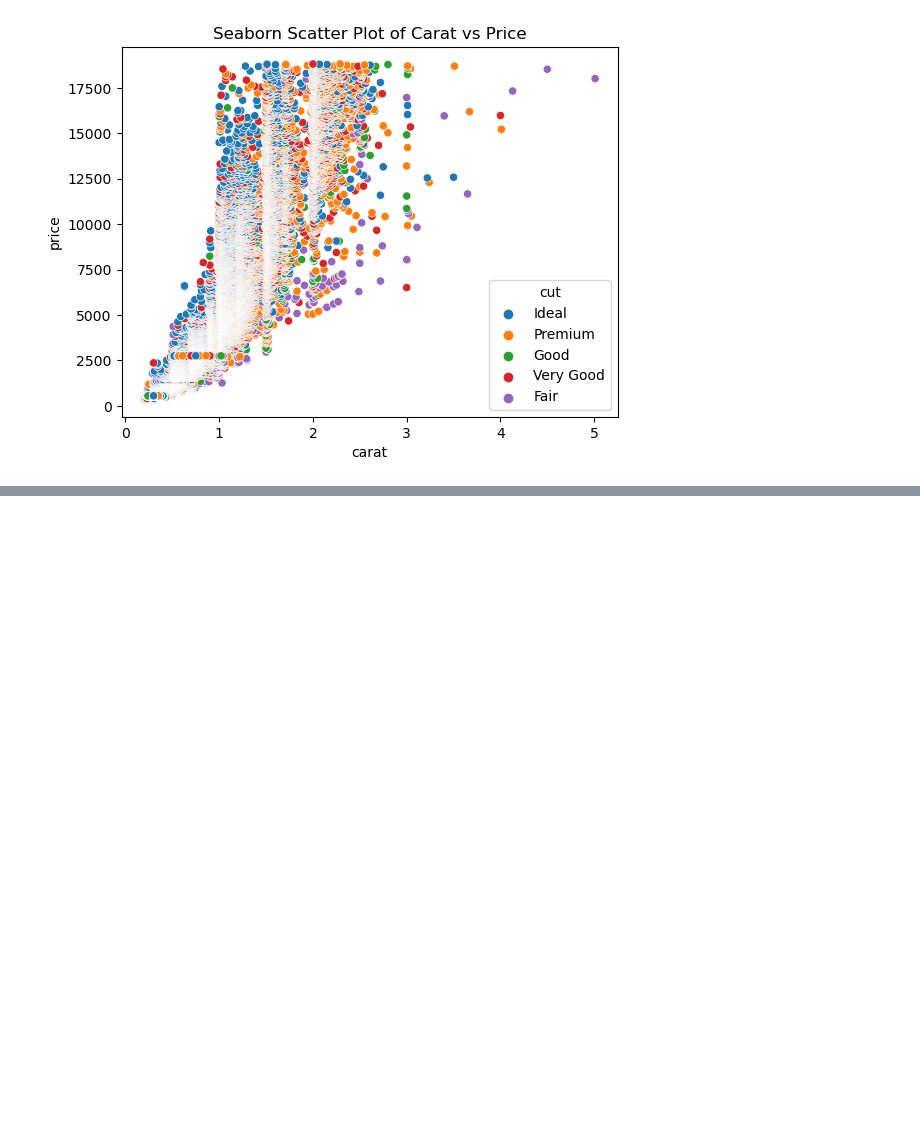
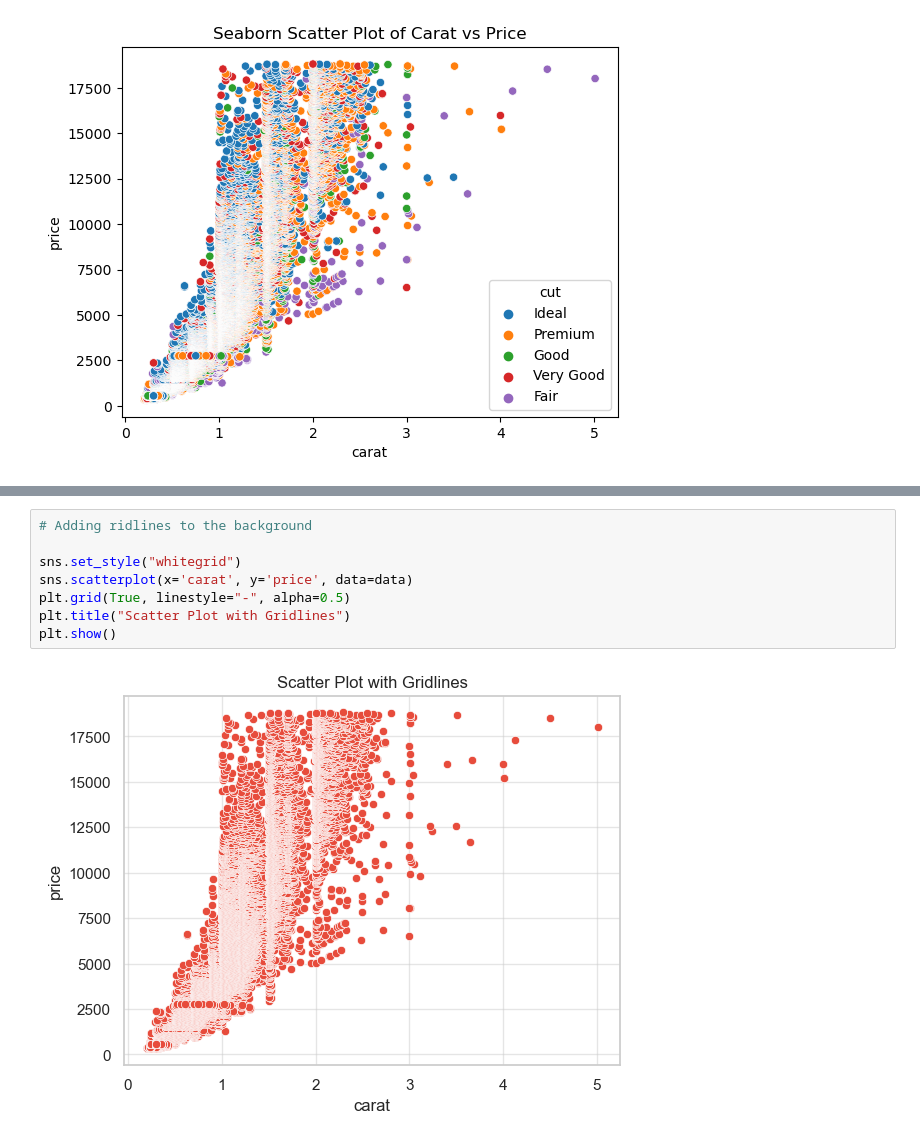
Before and after one commit to ChenniDJack/IntellipaatWorkSpace, a Jupyter notebook: LiveClass/Pandas_2025_04_12/Youtube/Matpotlib_Seaborn_Handson_21_04_2025.ipynb, the cells around one changed output, grey strips where cells are left out. Saved outputs shown, nothing was run; the diff lists cells and outputs as text; blank space fills up the shorter version.

```diff
--- a/LiveClass/Pandas_2025_04_12/Youtube/Matpotlib_Seaborn_Handson_21_04_2025.ipynb
+++ b/LiveClass/Pandas_2025_04_12/Youtube/Matpotlib_Seaborn_Handson_21_04_2025.ipynb
@@ -392,0 +405,10 @@ plt.show()
+# %%
+# Adding ridlines to the background
+
+sns.set_style("whitegrid")
+sns.scatterplot(x='carat', y='price', data=data)
+plt.grid(True, linestyle="-", alpha=0.5)
+plt.title("Scatter Plot with Gridlines")
+plt.show()
+# %% [output]
+[figure, added]
```
Also changed, not shown: parts of 46 cells of this notebook.
